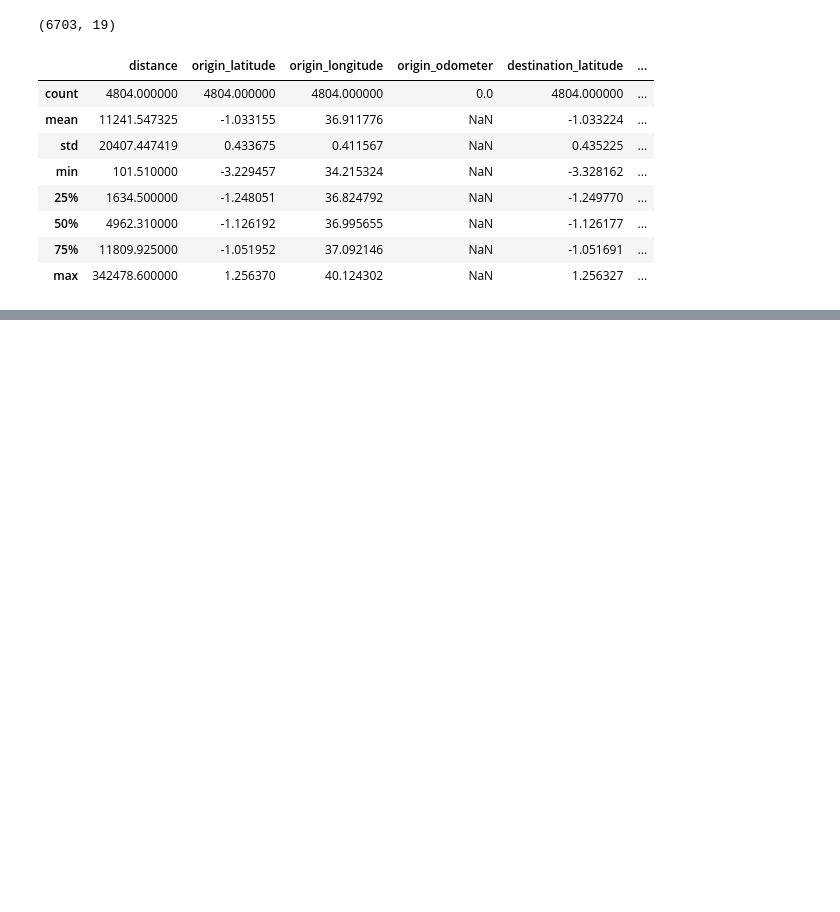
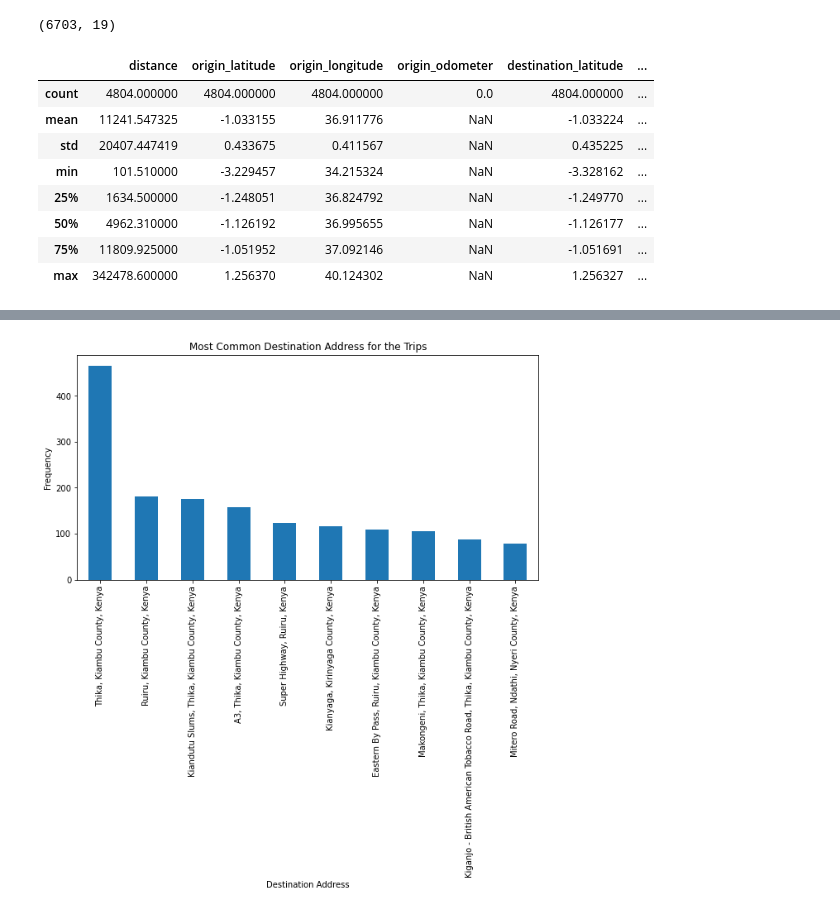
Before and after one commit to Ronnie-Leon76/Yatsa-Analytics, a Jupyter notebook: Yatsa-Analytics-EDA.ipynb, the cells around one changed output, grey strips where cells are left out. Cells and saved outputs as stored; diff of their text form; code cells hidden in the pictures; blank space fills up the shorter version.

```diff
--- a/Yatsa-Analytics-EDA.ipynb
+++ b/Yatsa-Analytics-EDA.ipynb
@@ -114,0 +401,11 @@ trips_df.describe()
+# %%
+# Visualization to represent the most common destination address for the trips
+plt.figure(figsize=(10, 5))
+trips_df['destination_address'].value_counts().head(10).plot(kind='bar')
+plt.xlabel('Destination Address')
+# plt.xticks(rotation=30)
+plt.ylabel('Frequency')
+plt.title('Most Common Destination Address for the Trips')
+plt.show()
+# %% [output]
+[figure, added]
```
Also changed, not shown: parts of 32 cells of this notebook, 2 other files.
